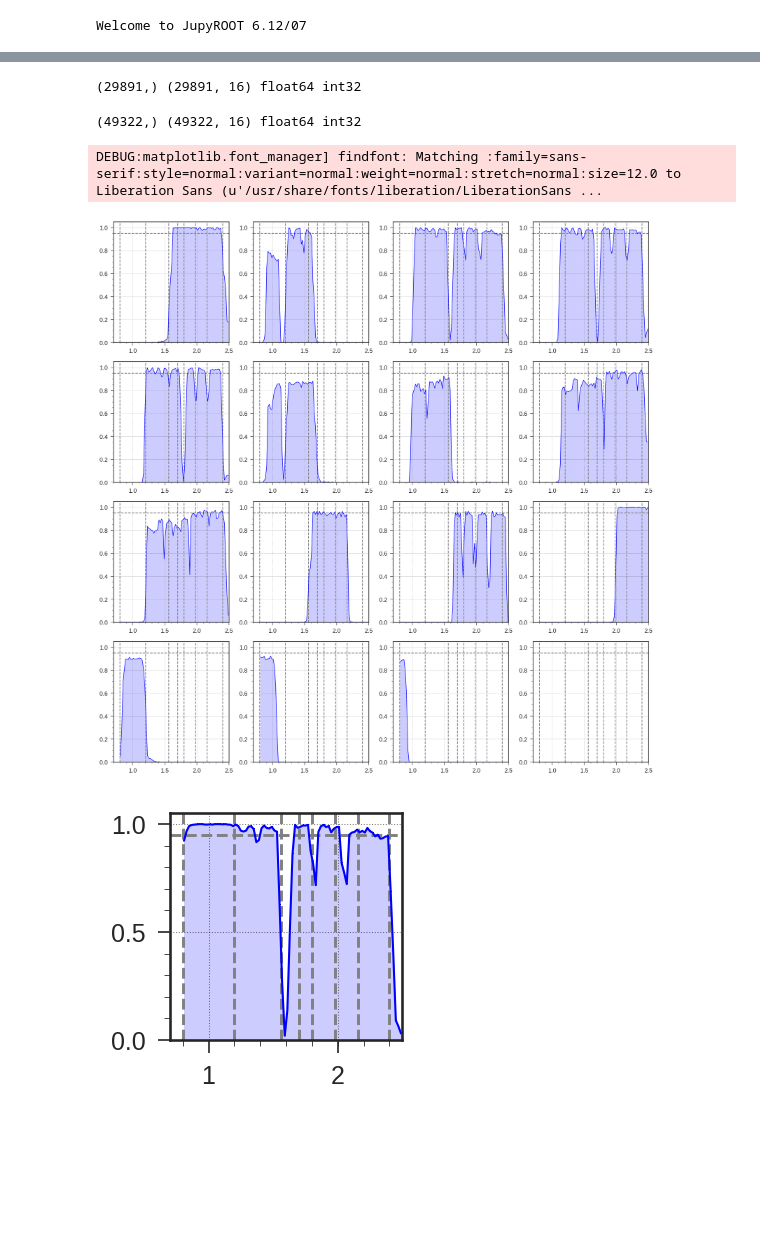
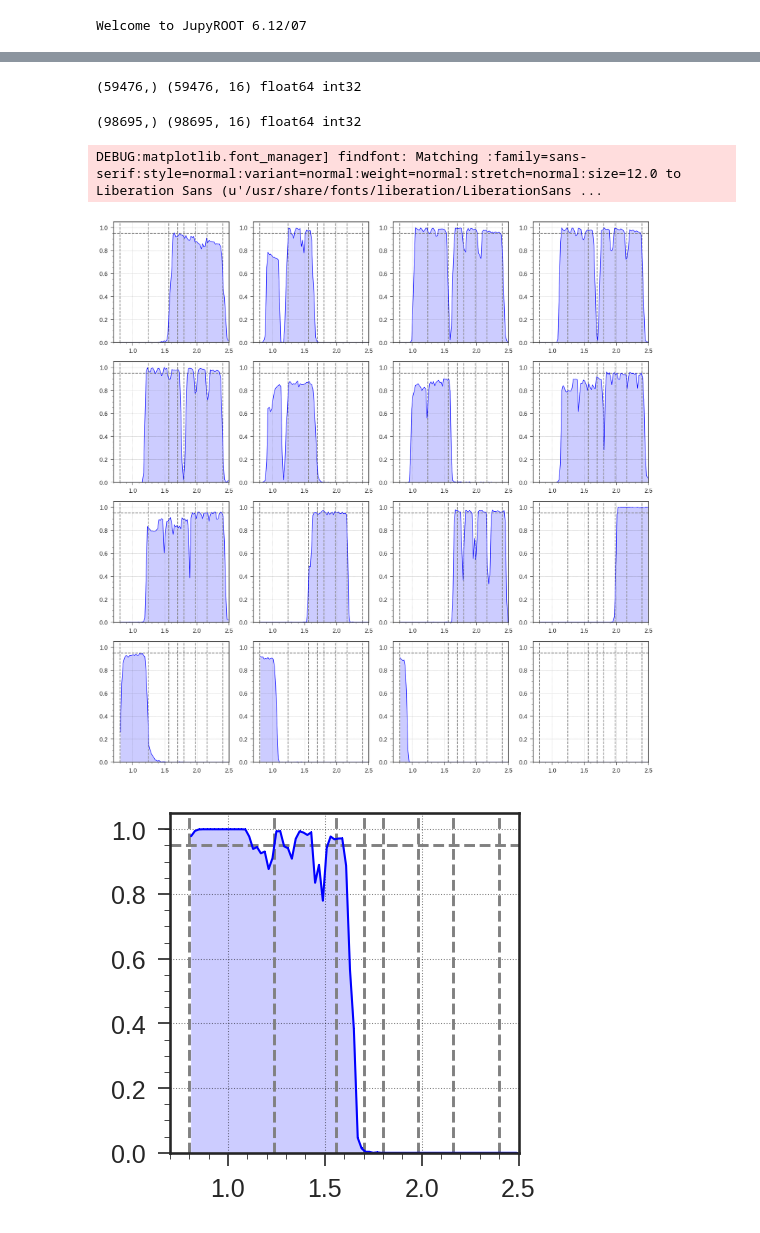
Before and after one commit to srosenzweig09/L1TMuonSimulationsMar2017, a Jupyter notebook: Analyzers/test4/x_mask.ipynb, the cells around one changed output, grey strips where cells are left out. Saved outputs shown, nothing was run; the diff lists cells and outputs as text; code cells hidden in the pictures; blank space fills up the shorter version.

Commit message:
Update test4/x_mask.ipynb

```diff
--- a/Analyzers/test4/x_mask.ipynb
+++ b/Analyzers/test4/x_mask.ipynb
@@ -13,7 +13,7 @@ infile_r = None  # input file handle
 
 def load_pgun():
   global infile_r
-  infile = '../test7/ntuple_SingleMuon_Endcap_2GeV_add.4.root'
+  infile = '../test7/ntuple_SingleMuon_Endcap_2GeV_add.5.root'
   #if use_condor:
   #  infile = 'root://cmsio5.rc.ufl.edu//store/user/jiafulow/L1MuonTrigger/P2_10_1_5/SingleMuon_Toy_2GeV/'+infile
   infile_r = root_open(infile)
@@ -30,7 +30,7 @@ def load_pgun():
 
 def load_pgun_omtf():
   global infile_r
-  infile = '../test7/ntuple_SingleMuon_Overlap_3GeV_add.4.root'
+  infile = '../test7/ntuple_SingleMuon_Overlap_3GeV_add.5.root'
   infile_r = root_open(infile)
   tree = infile_r.ntupler.tree
   #tree = TreeChain('ntupler/tree', [infile])
@@ -43,7 +43,7 @@ def load_pgun_omtf():
   #tree.define_collection(name='evt_info', prefix='ve_', size='ve_size')
   return tree
 # %%
-maxEvents = 200000
+maxEvents = 400000
 #maxEvents = 10000
 
 kDT, kCSC, kRPC, kGEM, kME0 = 0, 1, 2, 3, 4
@@ -106,7 +106,8 @@ def is_emtf_legit_hit(hit):
       return hit.emtf_phi > 0
     else:
       return True
-  return check_bx(hit) and check_emtf_phi(hit)
+  #return check_bx(hit) and check_emtf_phi(hit)
+  return check_emtf_phi(hit)
 # %%
 # Main analysis
 
@@ -126,11 +127,8 @@ def analysis(verbose=1, omtf=False):
     if verbose and (ievt % 10000 == 0):  print("Processing event: {0}".format(ievt))
 
     # Skip events with very few hits
-    if omtf:
-      pass
-    else:
-      if not len(evt.hits) >= 3:
-        continue
+    if not len(evt.hits) >= 2:
+      continue
 
     # Skip events without ME1 hits
     has_ME1 = False
@@ -220,13 +218,13 @@ Wall time: 1min 31s
 # %%
 print out_part_omtf.shape, out_hits_omtf.shape, out_part_omtf.dtype, out_hits_omtf.dtype
 # %% [output]
-(29891,) (29891, 16) float64 int32
+(59476,) (59476, 16) float64 int32
 # %%
 out_part_merged = np.hstack((out_part, out_part_omtf))
 out_hits_merged = np.vstack((out_hits, out_hits_omtf))
 print out_part_merged.shape, out_hits_merged.shape, out_part_merged.dtype, out_hits_merged.dtype
 # %% [output]
-(49322,) (49322, 16) float64 int32
+(98695,) (98695, 16) float64 int32
 # %%
 # Styling
 plt.style.use('tdrstyle.mplstyle')
@@ -258,7 +256,7 @@ for i in xrange(nlayers):
   ax = axs[i/4,i%4]
   ax.errorbar(xdata, ydata, color='b', marker=',', capsize=0, lw=1)
   ax.fill_between(xdata, 0, ydata, color='b', alpha=0.2)
-  for x in [0.8, 1.2, 1.56, 1.7, 1.8, 1.98, 2.16, 2.4]:  # vertical lines
+  for x in [0.8, 1.24, 1.56, 1.7, 1.8, 1.98, 2.16, 2.4]:  # vertical lines
     ax.plot([x,x], [ymin,ymax], '--', color='grey')
   for y in [0.95]:  # horizontal lines
     ax.plot([xmin,xmax], [y,y], '--', color='grey')
@@ -268,43 +266,43 @@ for i in xrange(nlayers):
 plt.show()
 # %% [output]
 DEBUG:matplotlib.font_manager] findfont: Matching :family=sans-serif:style=normal:variant=normal:weight=normal:stretch=normal:size=12.0 to Liberation Sans (u'/usr/share/fonts/liberation/LiberationSans ...
-[figure, old version]
+[figure, new version]
 # %%
-fig, ax = plt.subplots(figsize=(2,2))
+fig, ax = plt.subplots(figsize=(3,3))
 
 y_eta = out_part_merged.copy()
 x_mask = out_hits_merged.copy().astype(np.bool)
 
 if True:
   ## Make logical OR of all DT stations
   #valid = ~x_mask[...,12] | ~x_mask[...,13] | ~x_mask[...,14] | ~x_mask[...,15]
 
   ## Make logical OR of all DT+CSC stations
   #valid = ~x_mask[...,12] | ~x_mask[...,13] | ~x_mask[...,14] | ~x_mask[...,15]
   #valid |= ~x_mask[...,1] | ~x_mask[...,2] | ~x_mask[...,3] | ~x_mask[...,4]
 
-  # Make logical OR of MB1+MB2+ME2 stations
+  # Make logical OR of MB1+MB2+ME1 stations
   valid = ~x_mask[...,12] | ~x_mask[...,13]
-  valid |= ~x_mask[...,2]
+  valid |= ~x_mask[...,1]
 
   xmin, xmax = 0.7, 2.5
   ymin, ymax = 0, 1.05
   nbinsx = 90
 
   denom_hist, edges = np.histogram(np.abs(y_eta), bins=nbinsx, range=(xmin,xmax))
   num_hist, edges = np.histogram(np.abs(y_eta)[valid], bins=nbinsx, range=(xmin,xmax))
   eff_hist = np.true_divide(num_hist, denom_hist)
 
   xdata = (edges[1:] + edges[:-1])/2
   ydata = eff_hist
 
   ax.errorbar(xdata, ydata, color='b', marker=',', capsize=0, lw=1)
   ax.fill_between(xdata, 0, ydata, color='b', alpha=0.2)
-  for x in [0.8, 1.2, 1.56, 1.7, 1.8, 1.98, 2.16, 2.4]:  # vertical lines
+  for x in [0.8, 1.24, 1.56, 1.7, 1.8, 1.98, 2.16, 2.4]:  # vertical lines
     ax.plot([x,x], [ymin,ymax], '--', color='grey')
   for y in [0.95]:  # horizontal lines
     ax.plot([xmin,xmax], [y,y], '--', color='grey')
   ax.set_xlim(xmin,xmax)
   ax.set_ylim(ymin,ymax)
 # %% [output]
-[figure, old version]
+[figure, new version]
```
Also changed, not shown: parts of 3 cells of this notebook.
